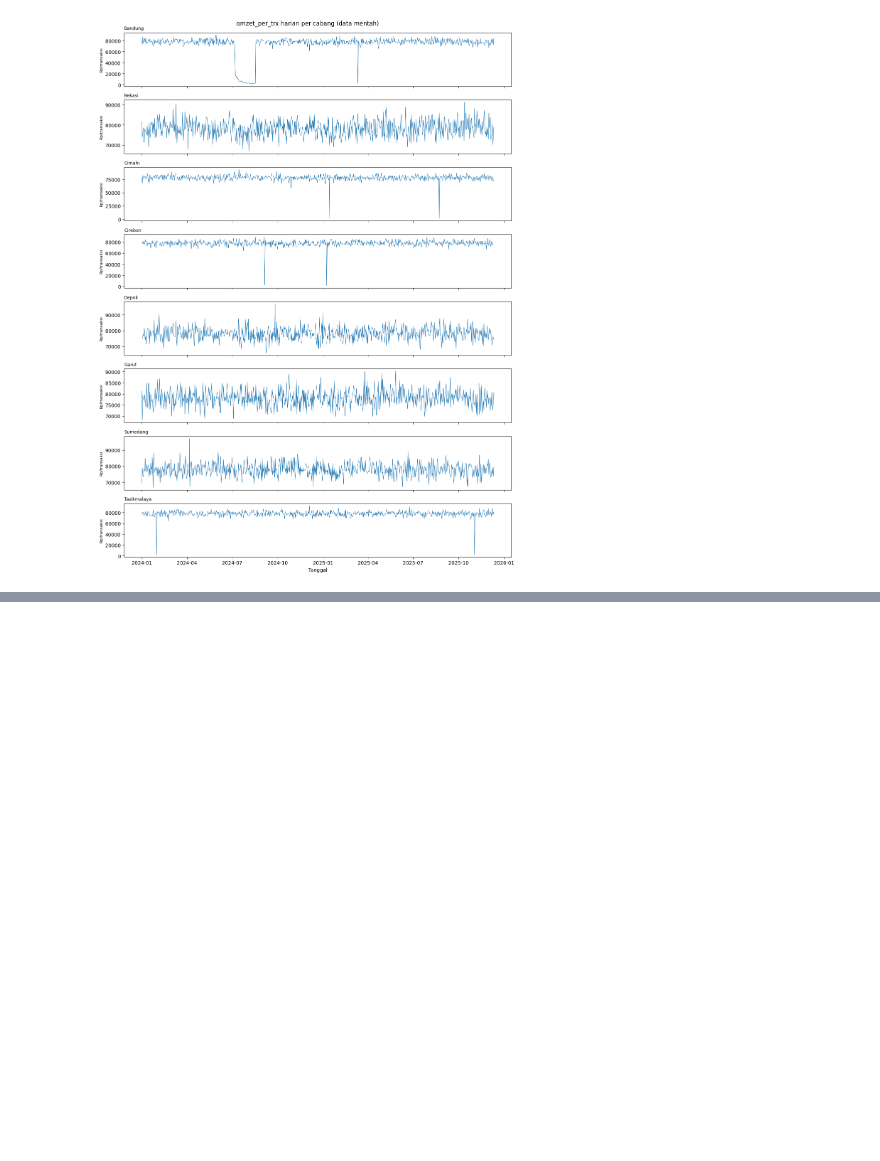
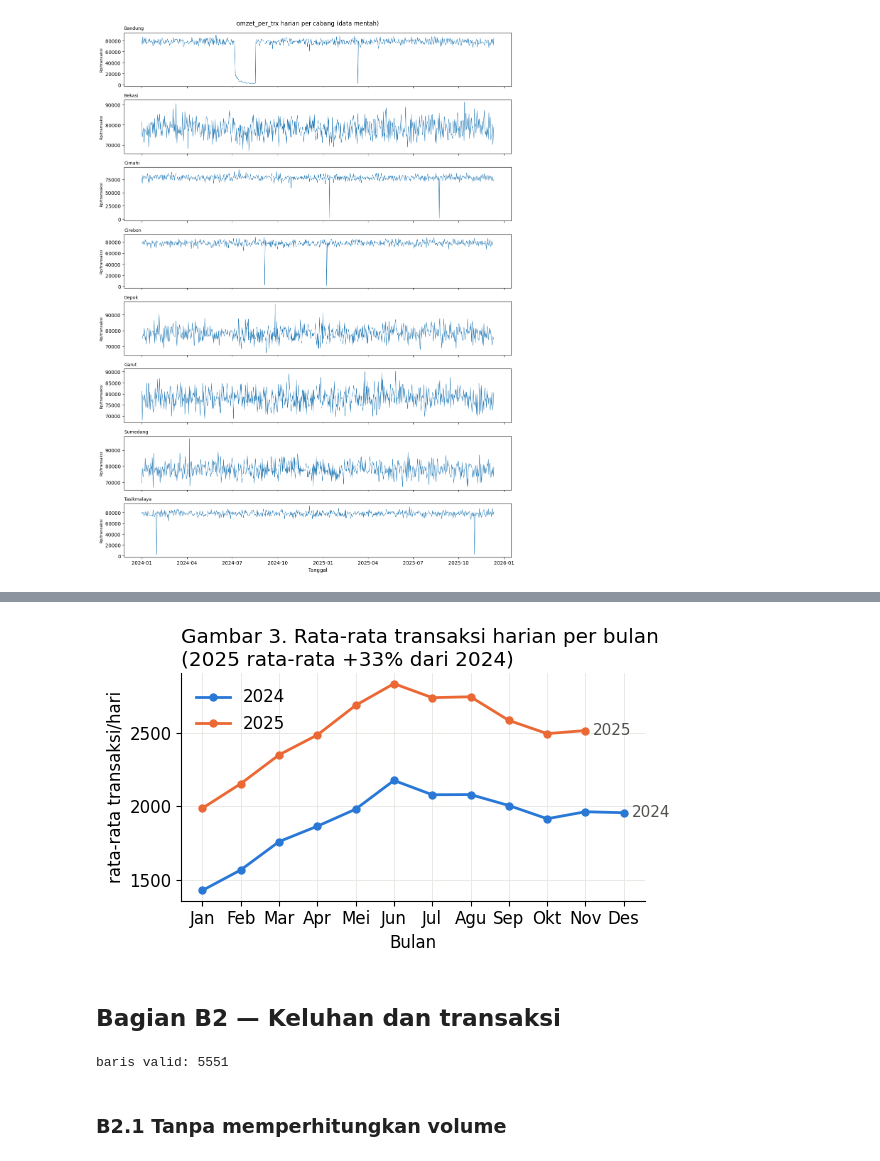
Before and after one commit to salmanrachmadi/visualization-data, a Jupyter notebook: week5/notebooks/Tugas2-TS-203012420009-Salman.ipynb, the cells around one changed output, grey strips where cells are left out. Drawn from its saved outputs; the diff is of its cells as text; code cells hidden in the pictures; blank space fills up the shorter version.

```diff
--- a/week5/notebooks/Tugas2-TS-203012420009-Salman.ipynb
+++ b/week5/notebooks/Tugas2-TS-203012420009-Salman.ipynb
@@ -451,0 +811,34 @@ plot_per_cabang("omzet_per_trx", "Rp/transaksi")
+# %%
+# Gambar 3: rata-rata transaksi/hari per bulan, 2024 vs 2025 (Des 2025 tidak lengkap, tidak digambar)
+fig, ax = plt.subplots(figsize=(6, 3.6))
+for th, warna in [("2024", BIRU), ("2025", ORANYE)]:
+    b = bulanan[th]
+    ax.plot(range(len(b)), b.values, "-o", color=warna, lw=2, ms=5, label=th)
+    ax.text(len(b) - 1 + 0.2, b.values[-1], th, color=TEKS, va="center", fontsize=11)
+ax.set_xticks(range(12), BULAN)
+ax.set_ylabel("rata-rata transaksi/hari")
+ax.set_xlabel("Bulan")
+ax.legend(loc="upper left", frameon=False)
+ax.set_title(f"Gambar 3. Rata-rata transaksi harian per bulan\n(2025 rata-rata {yoy['tumbuh_%'].mean():+.0f}% dari 2024)", loc="left")
+fig.tight_layout()
+fig.savefig(FIG / "gambar3_bulanan_yoy.png", dpi=200, bbox_inches="tight")
+plt.show()
+# %% [output]
+[figure, added]
+# %% [markdown]
+## Bagian B2 — Keluhan dan transaksi
+# %%
+# Hari valid: transaksi & keluhan terisi, bukan hari nol (Garut sudah dikoreksi di A9)
+dk = bersih[~bersih["hari_nol"] & bersih["transaksi"].notna() & bersih["keluhan"].notna()].copy()
+dk["tahun"] = dk["tanggal"].dt.year
+dkl = dk[dk["tanggal"] <= AKHIR_LENGKAP]  # untuk agregat bulanan/tahunan
+
+def per_1000(d):
+    # Σkeluhan / Σtransaksi x 1000, bukan rata-rata rasio harian
+    return d["keluhan"].sum() / d["transaksi"].sum() * 1000
+
+print("baris valid:", len(dk))
+# %% [output]
+baris valid: 5551
+# %% [markdown]
+### B2.1 Tanpa memperhitungkan volume
```
Also changed, not shown: parts of 50 cells of this notebook, 7 other files.
